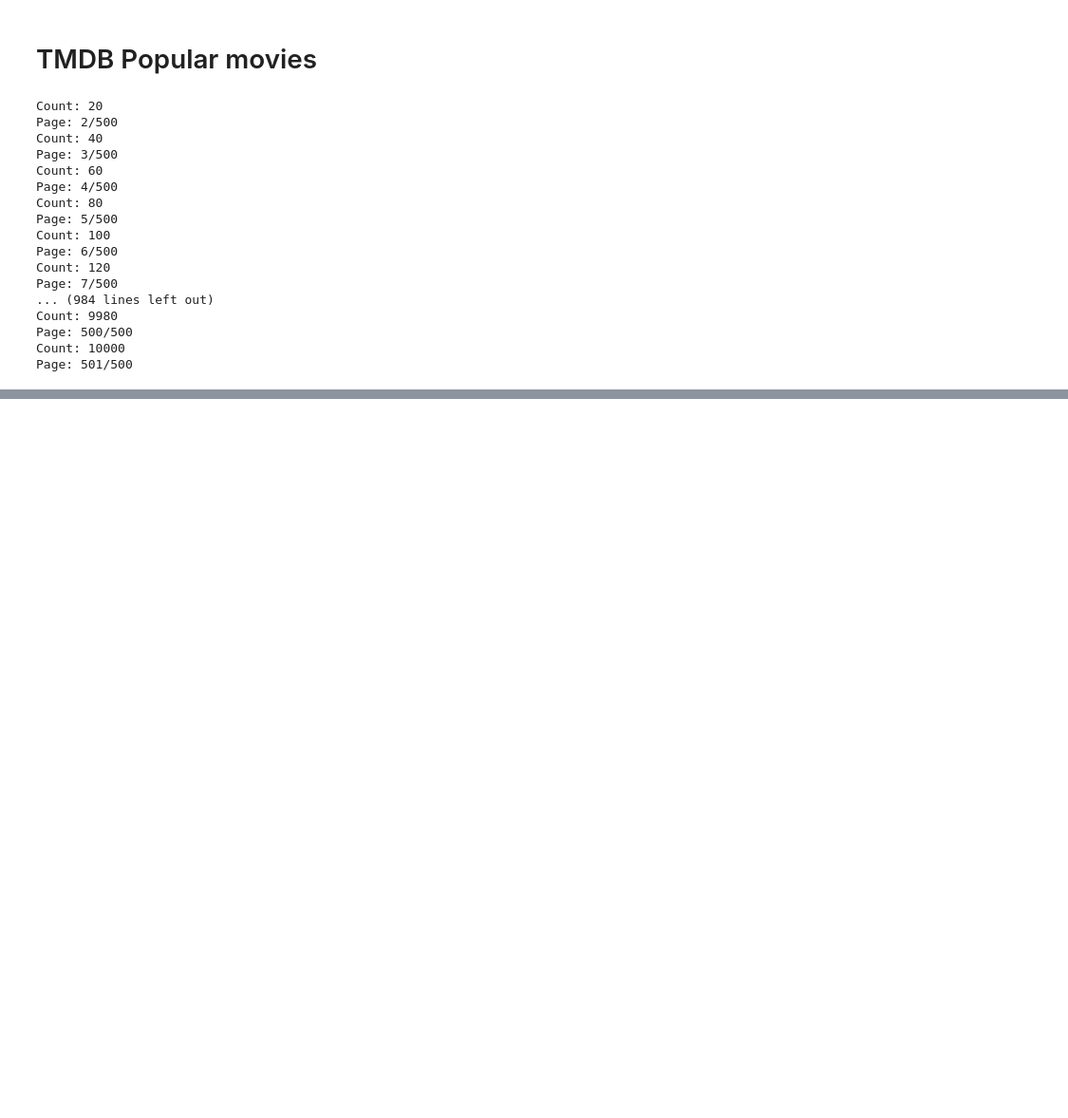
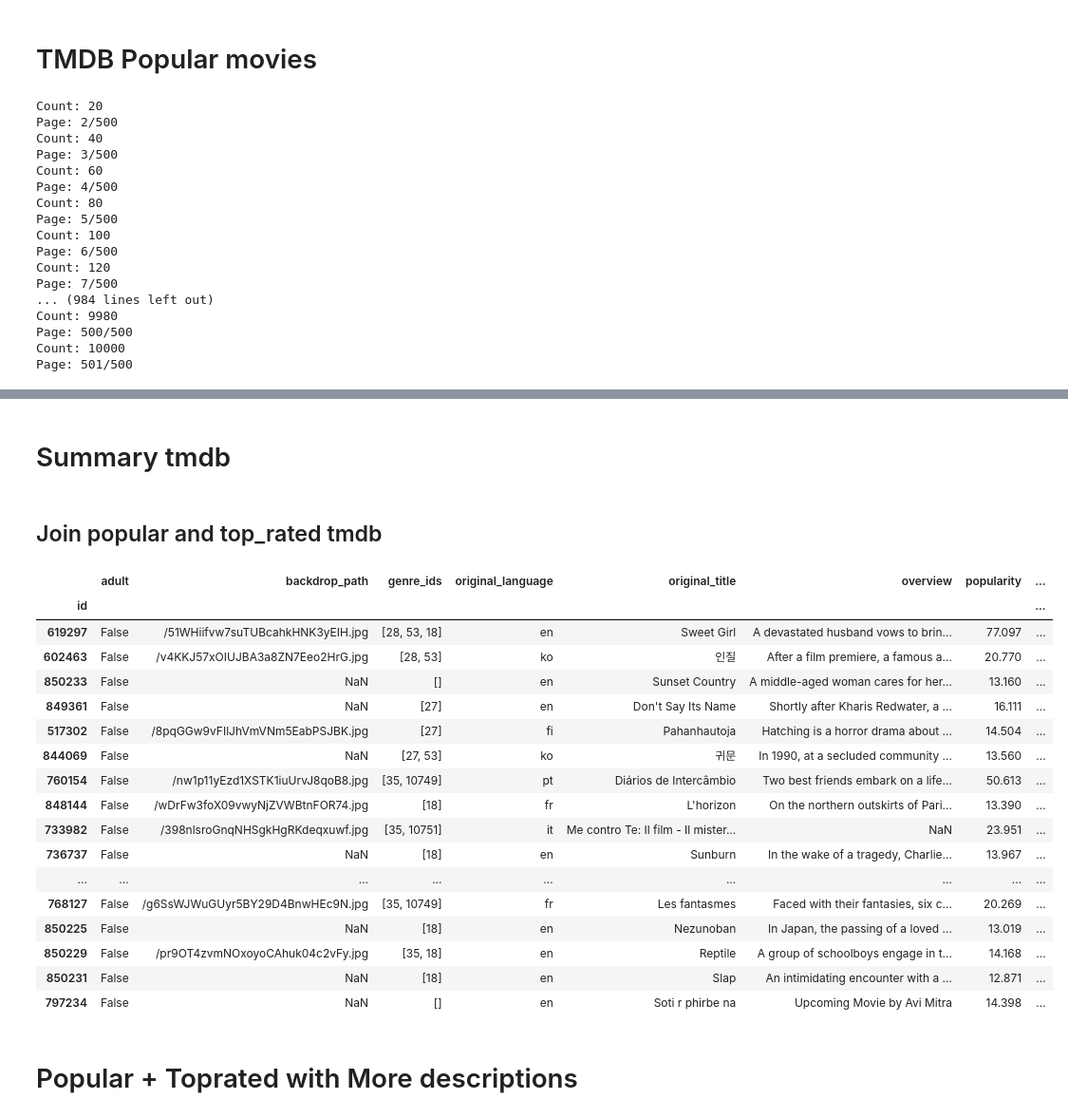
Before and after one commit to Tuan-Lee-23/Data-Science-Final-Project, a Jupyter notebook: notebooks/tmdb_api_request.ipynb, the cells around one changed output, grey strips where cells are left out. Shown at 95% size. Drawn from its saved outputs; the diff is of its cells as text; code cells hidden in the pictures; blank space fills up the shorter version.

Commit message:
Completed tmdb's data (tmdb.csv)

```diff
--- a/notebooks/tmdb_api_request.ipynb
+++ b/notebooks/tmdb_api_request.ipynb
@@ -115,0 +116,36 @@ df_res.to_csv("popular_tmdb.csv", index = False)
+# %% [markdown]
+# Summary tmdb
+# %% [markdown]
+## Join popular and top_rated tmdb
+# %%
+top_rated = pd.read_csv('top_rated_tmdb.csv')
+popular = pd.read_csv('popular_tmdb.csv', lineterminator='\n')
+df = pd.concat([top_rated, popular]).drop_duplicates('id').set_index('id')
+df
+
+df['release_date'] = pd.to_datetime(df['release_date'], format='%Y-%m-%d')
+
+# Only keep released films
+df = df.loc[df['release_date'] < '2021-08-19', :]
+# %%
+df = df.sort_values(by='release_date', ascending=False)
+df.head(30)
+# %% [output]
+|  | adult | backdrop_path | genre_ids | original_language | original_title | overview | popularity | ... |
+| id |  |  |  |  |  |  |  | ... |
+| 619297 | False | /51WHiifvw7suTUBcahkHNK3yEIH.jpg | [28, 53, 18] | en | Sweet Girl | A devastated husband vows to brin... | 77.097 | ... |
+| 602463 | False | /v4KKJ57xOIUJBA3a8ZN7Eeo2HrG.jpg | [28, 53] | ko | 인질 | After a film premiere, a famous a... | 20.770 | ... |
+| 850233 | False | NaN | [] | en | Sunset Country | A middle-aged woman cares for her... | 13.160 | ... |
+| 849361 | False | NaN | [27] | en | Don't Say Its Name | Shortly after Kharis Redwater, a ... | 16.111 | ... |
+| 517302 | False | /8pqGGw9vFIlJhVmVNm5EabPSJBK.jpg | [27] | fi | Pahanhautoja | Hatching is a horror drama about ... | 14.504 | ... |
+| 844069 | False | NaN | [27, 53] | ko | 귀문 | In 1990, at a secluded community ... | 13.560 | ... |
+| 760154 | False | /nw1p11yEzd1XSTK1iuUrvJ8qoB8.jpg | [35, 10749] | pt | Diários de Intercâmbio | Two best friends embark on a life... | 50.613 | ... |
+| 848144 | False | /wDrFw3foX09vwyNjZVWBtnFOR74.jpg | [18] | fr | L'horizon | On the northern outskirts of Pari... | 13.390 | ... |
+| 733982 | False | /398nlsroGnqNHSgkHgRKdeqxuwf.jpg | [35, 10751] | it | Me contro Te: Il film - Il mister... | NaN | 23.951 | ... |
+| 736737 | False | NaN | [18] | en | Sunburn | In the wake of a tragedy, Charlie... | 13.967 | ... |
+| ... | ... | ... | ... | ... | ... | ... | ... | ... |
+| 768127 | False | /g6SsWJWuGUyr5BY29D4BnwHEc9N.jpg | [35, 10749] | fr | Les fantasmes | Faced with their fantasies, six c... | 20.269 | ... |
+| 850225 | False | NaN | [18] | en | Nezunoban | In Japan, the passing of a loved ... | 13.019 | ... |
+| 850229 | False | /pr9OT4zvmNOxoyoCAhuk04c2vFy.jpg | [35, 18] | en | Reptile | A group of schoolboys engage in t... | 14.168 | ... |
+| 850231 | False | NaN | [18] | en | Slap | An intimidating encounter with a ... | 12.871 | ... |
+| 797234 | False | NaN | [] | en | Soti r phirbe na | Upcoming Movie by Avi Mitra | 14.398 | ... |
@@ -115,0 +154,2 @@ df_res.to_csv("popular_tmdb.csv", index = False)
+# %% [markdown]
+# Popular + Toprated with More descriptions
```
Also changed, not shown: parts of 29 cells of this notebook, 10 other files.
